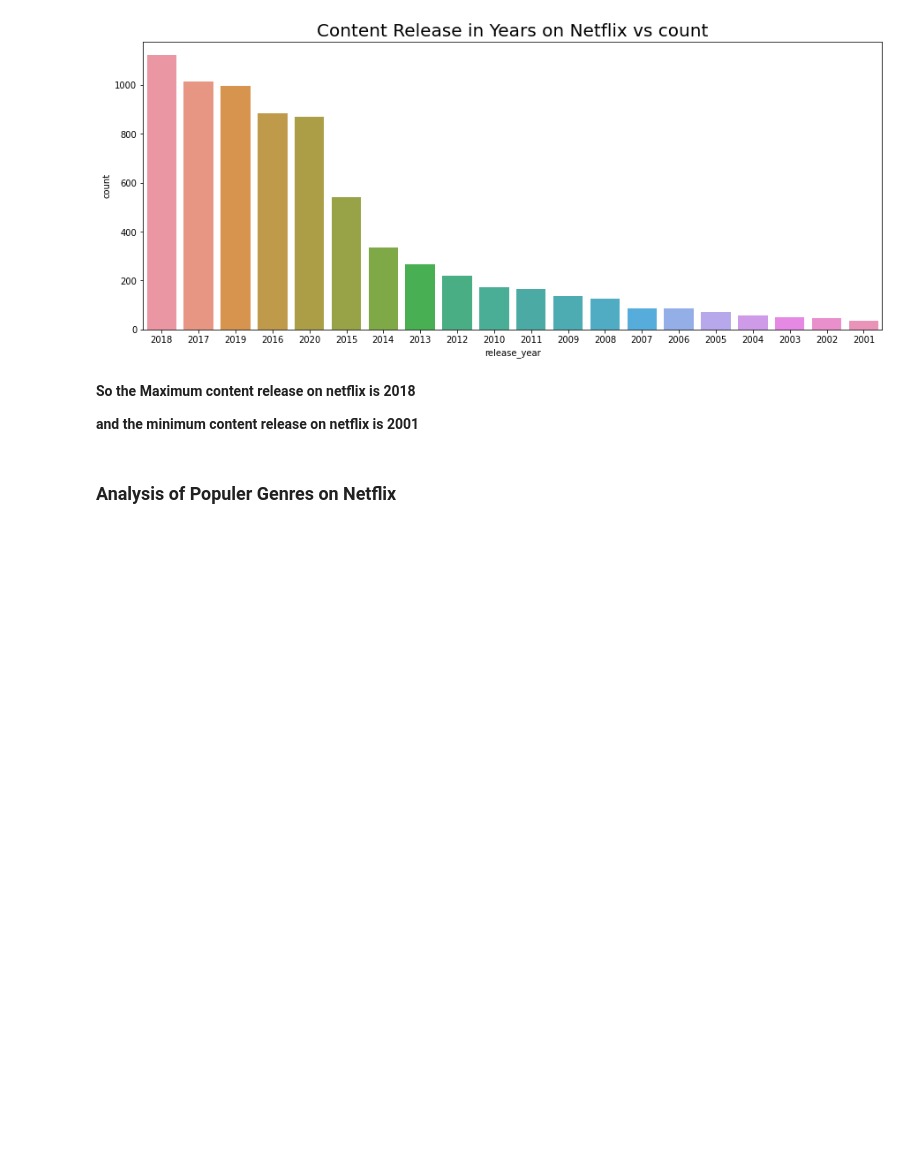
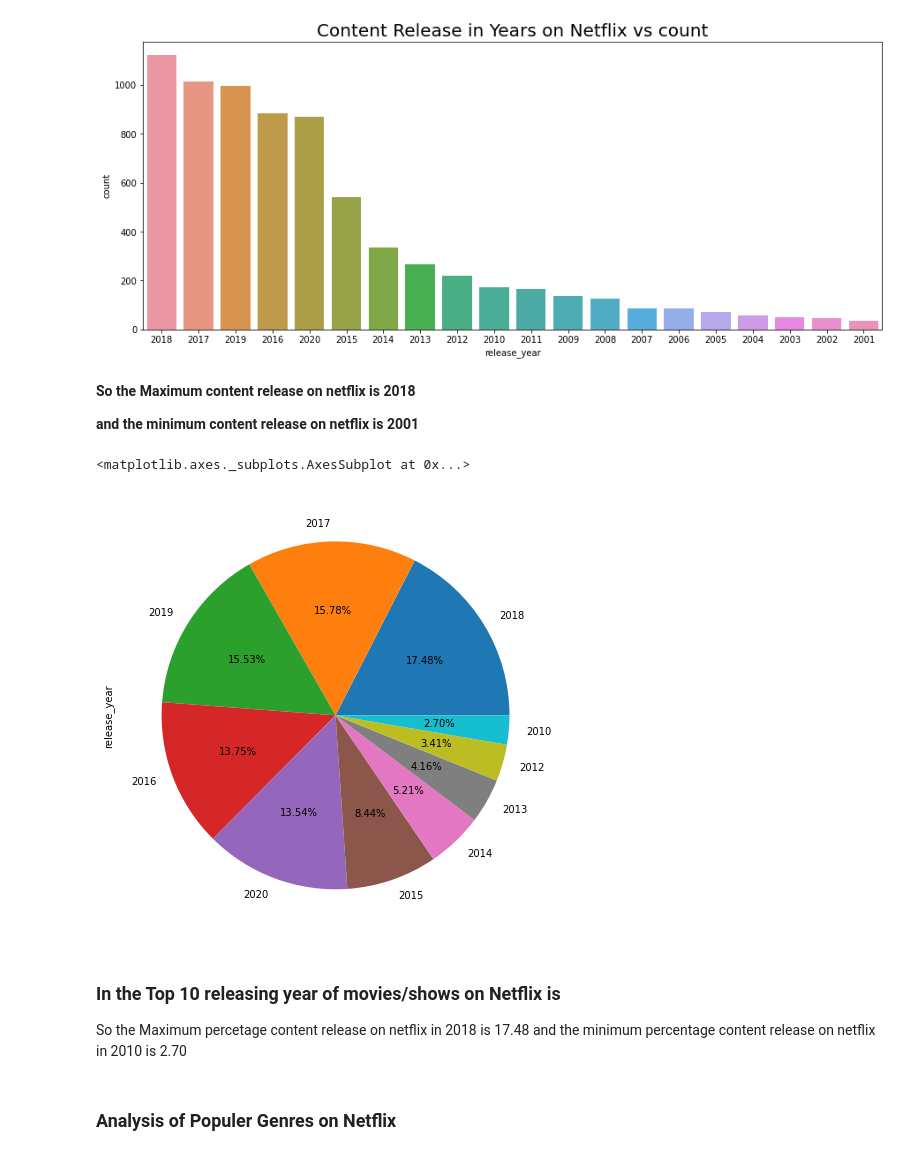
Before and after one commit to spradeepgit/NETFLIX-MOVIES-AND-TV-SHOWS-CLUSTERING, a Jupyter notebook: NETFLIX_MOVIES_AND_TV_SHOWS_CLUSTERING.ipynb, the cells around one changed output. Drawn from its saved outputs; the diff is of its cells as text; code cells hidden in the pictures; blank space fills up the shorter version.

```diff
--- a/NETFLIX_MOVIES_AND_TV_SHOWS_CLUSTERING.ipynb
+++ b/NETFLIX_MOVIES_AND_TV_SHOWS_CLUSTERING.ipynb
@@ -305,6 +318,17 @@ Text(0.5, 1.0, 'Content Release in Years on Netflix vs count')
 **So the Maximum content release on netflix is 2018**
 
 **and the minimum content release on netflix is 2001**
+# %%
+plt.figure(figsize=(15,8))
+netflix_df['release_year'].value_counts()[:10].plot(kind='pie',autopct = "%0.2f%%")
+# %% [output]
+<matplotlib.axes._subplots.AxesSubplot at 0x...>
+[figure, added]
+# %% [markdown]
+### **In the Top 10 releasing year of movies/shows on Netflix is**
+
+So the Maximum percetage content release on netflix in 2018 is 17.48
+and the minimum percentage content release on netflix in 2010 is 2.70
 # %% [markdown]
 ### **Analysis of Populer Genres on Netflix**
 # %%
```
Also changed, not shown: parts of 19 cells of this notebook.
